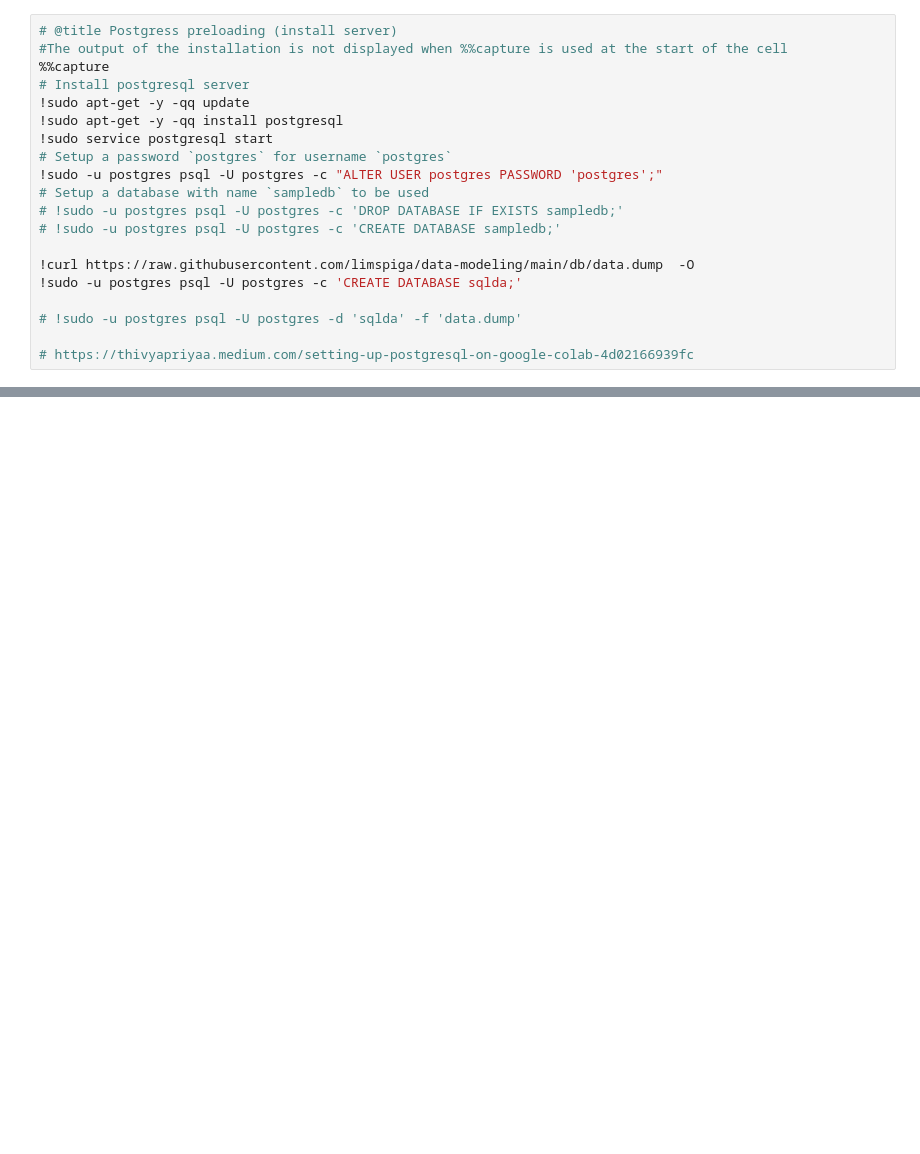
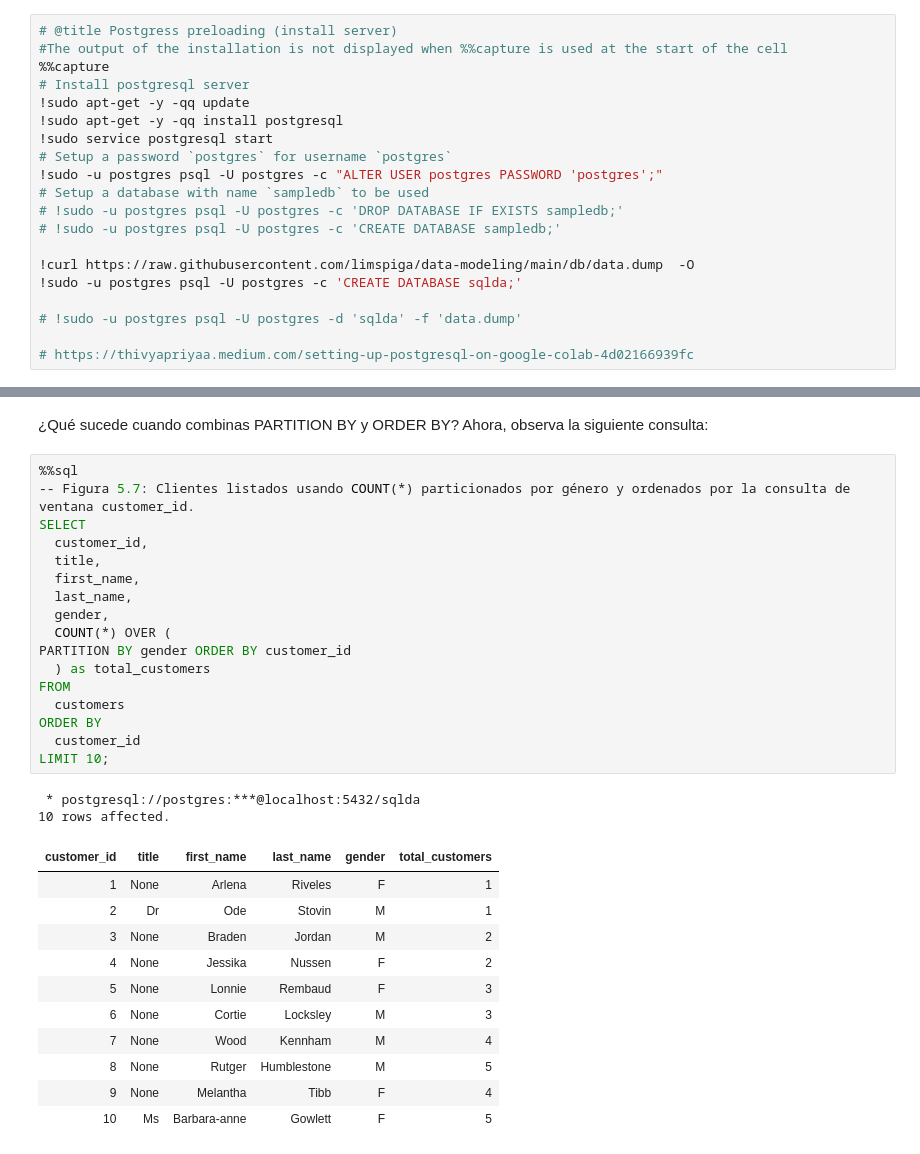
Before and after one commit to limspiga/data-modeling, a Jupyter notebook: 05_data_modeling_for_marketing.ipynb, the cells around one changed output, grey strips where cells are left out. Saved outputs shown, nothing was run; the diff lists cells and outputs as text; blank space fills up the shorter version.

```diff
--- a/05_data_modeling_for_marketing.ipynb
+++ b/05_data_modeling_for_marketing.ipynb
@@ -40,0 +249,33 @@ Los siguientes temas se tratarán en este capítulo:
+# %% [markdown]
+¿Qué sucede cuando combinas PARTITION BY y ORDER BY? Ahora, observa la siguiente consulta:
+# %%
+%%sql
+-- Figura 5.7: Clientes listados usando COUNT(*) particionados por género y ordenados por la consulta de ventana customer_id.
+SELECT
+  customer_id,
+  title,
+  first_name,
+  last_name,
+  gender,
+  COUNT(*) OVER (
+PARTITION BY gender ORDER BY customer_id
+  ) as total_customers
+FROM
+  customers
+ORDER BY
+  customer_id
+LIMIT 10;
+# %% [output]
+ * postgresql://postgres:***@localhost:5432/sqlda
+10 rows affected.
+| customer_id | title | first_name | last_name | gender | total_customers |
+| 1 | None | Arlena | Riveles | F | 1 |
+| 2 | Dr | Ode | Stovin | M | 1 |
+| 3 | None | Braden | Jordan | M | 2 |
+| 4 | None | Jessika | Nussen | F | 2 |
+| 5 | None | Lonnie | Rembaud | F | 3 |
+| 6 | None | Cortie | Locksley | M | 3 |
+| 7 | None | Wood | Kennham | M | 4 |
+| 8 | None | Rutger | Humblestone | M | 5 |
+| 9 | None | Melantha | Tibb | F | 4 |
+| 10 | Ms | Barbara-anne | Gowlett | F | 5 |
```
Also changed, not shown: parts of 24 cells of this notebook.
